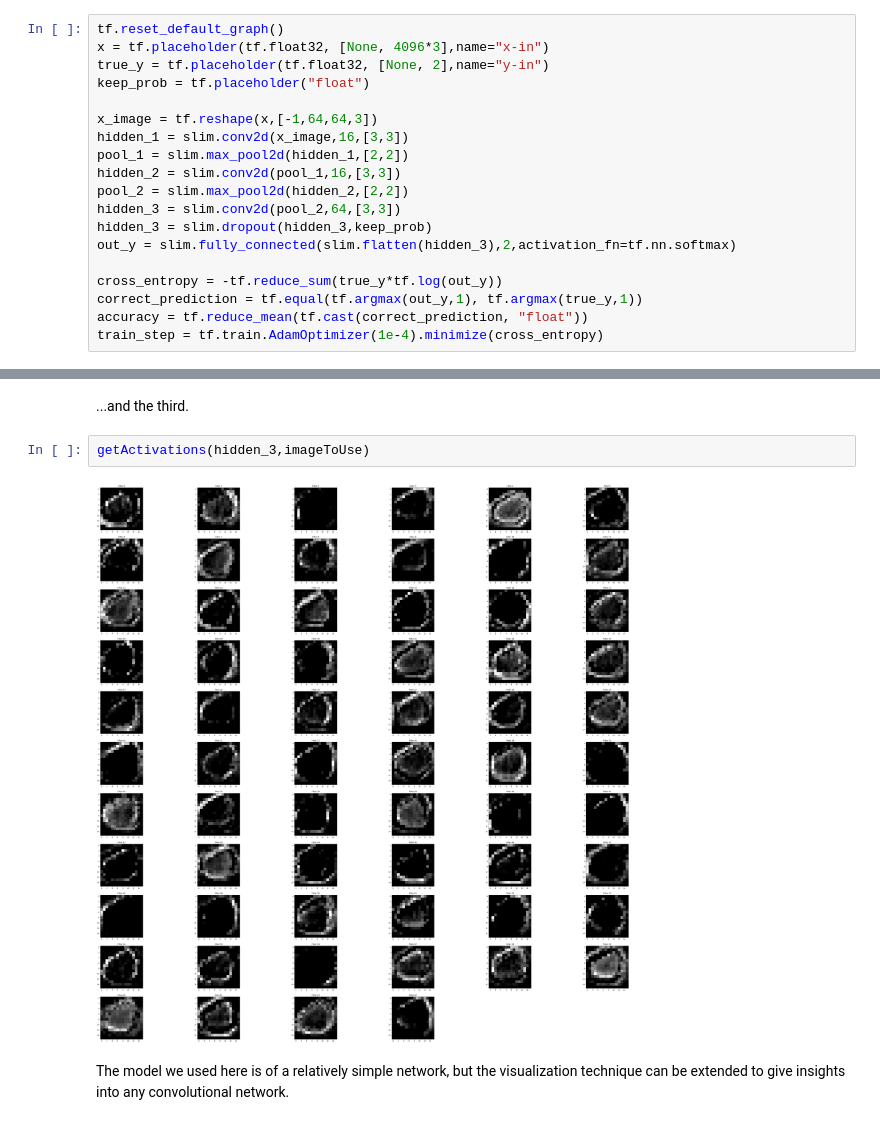
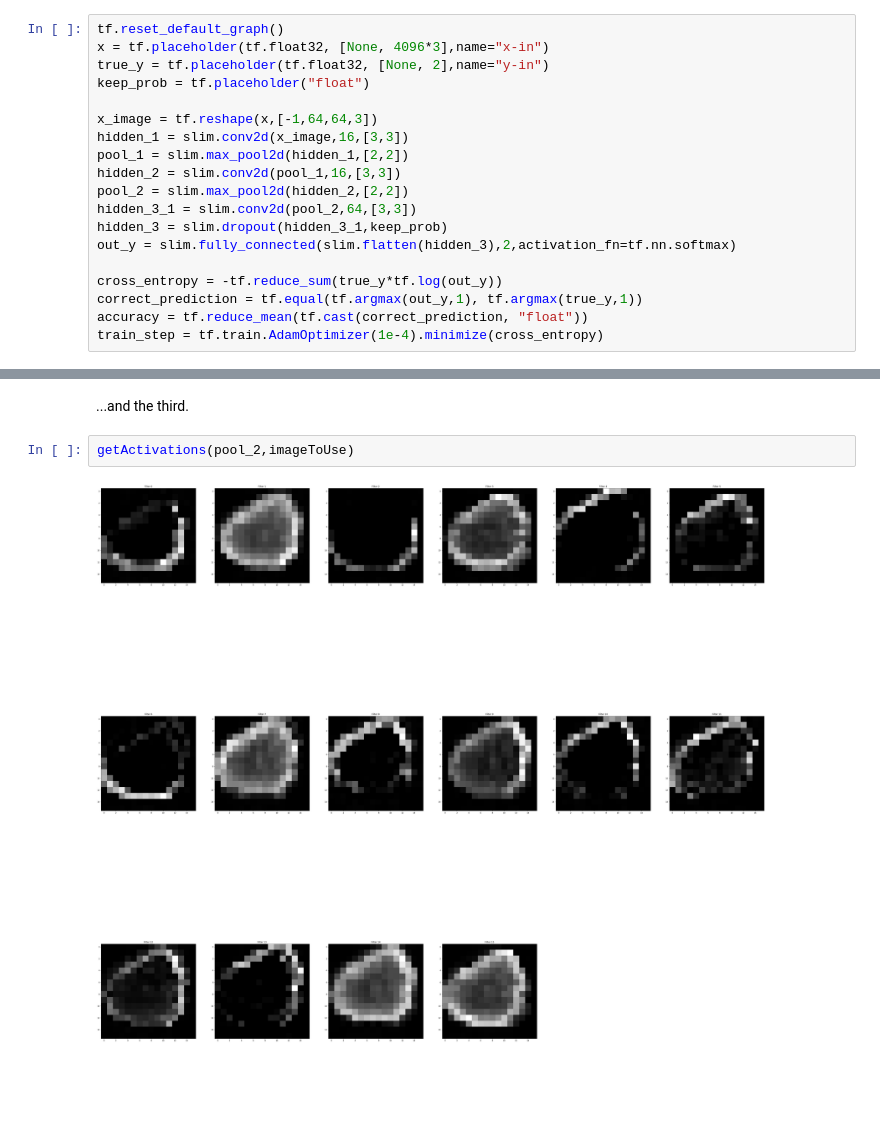
Before and after one commit to JiteshPshah/Skin-Lesion-Analysis-Towards-Melanoma-Detection, a Jupyter notebook: Convolution Layers Visualization-Copy1.ipynb, the cells around one changed output, grey strips where cells are left out. Saved outputs shown, nothing was run; the diff lists cells and outputs as text; blank space fills up the shorter version.

```diff
--- a/Convolution Layers Visualization-Copy1.ipynb
+++ b/Convolution Layers Visualization-Copy1.ipynb
@@ -87,8 +87,8 @@ hidden_1 = slim.conv2d(x_image,16,[3,3])
 pool_1 = slim.max_pool2d(hidden_1,[2,2])
 hidden_2 = slim.conv2d(pool_1,16,[3,3])
 pool_2 = slim.max_pool2d(hidden_2,[2,2])
-hidden_3 = slim.conv2d(pool_2,64,[3,3])
-hidden_3 = slim.dropout(hidden_3,keep_prob)
+hidden_3_1 = slim.conv2d(pool_2,64,[3,3])
+hidden_3 = slim.dropout(hidden_3_1,keep_prob)
 out_y = slim.fully_connected(slim.flatten(hidden_3),2,activation_fn=tf.nn.softmax)
 
 cross_entropy = -tf.reduce_sum(true_y*tf.log(out_y))
@@ -175,8 +181,6 @@ getActivations(hidden_2,imageToUse)
 # %% [markdown]
 ...and the third.
 # %%
-getActivations(hidden_3,imageToUse)
+getActivations(pool_2,imageToUse)
 # %% [output]
-[figure, old version]
+[figure, new version]
-# %% [markdown]
-The model we used here is of a relatively simple network, but the visualization technique can be extended to give insights into any convolutional network.
```
Also changed, not shown: parts of 9 cells of this notebook.
